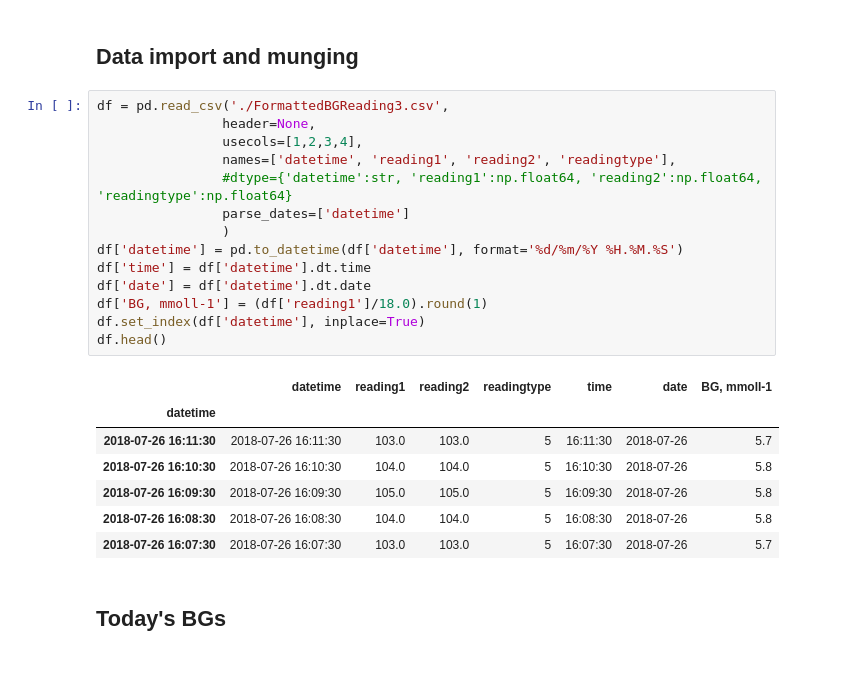
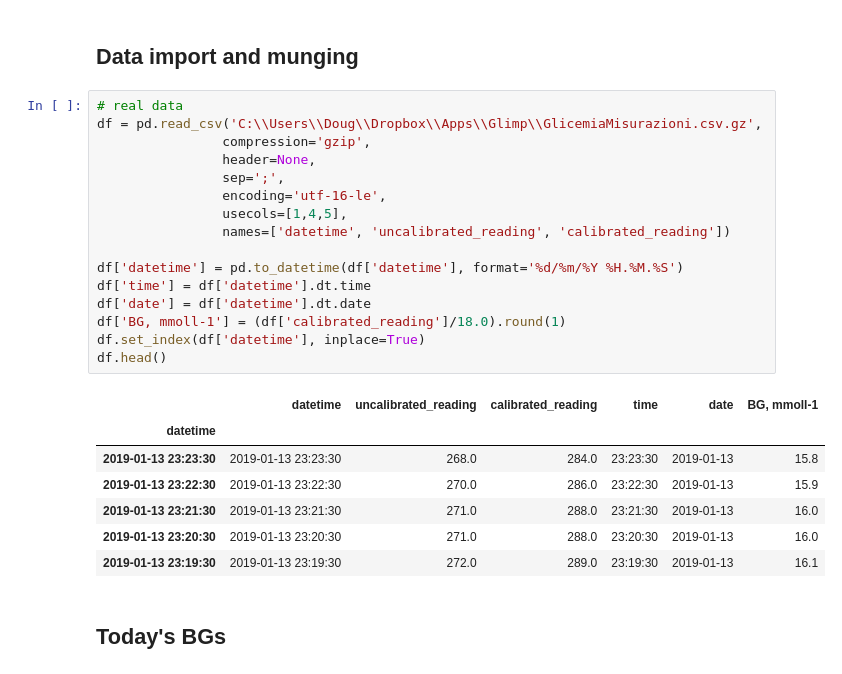
Before and after one commit to dougkelly88/blood-sugar-visualisation, a Jupyter notebook: BG visualisation.ipynb, the cells around one changed output. Cells and saved outputs as stored; diff of their text form.

Commit message:
Update to read from Glimp/Dropbox .csv.gz file, to use Python3.x, and to pass objects defining target times and blood glucose values

```diff
--- a/BG visualisation.ipynb
+++ b/BG visualisation.ipynb
@@ -15,27 +15,29 @@ plt.rcParams['figure.figsize'] = [10, 10]
 # %% [markdown]
 ## Data import and munging
 # %%
-df = pd.read_csv('./FormattedBGReading3.csv',
+# real data
+df = pd.read_csv('C:\\Users\\Doug\\Dropbox\\Apps\\Glimp\\GlicemiaMisurazioni.csv.gz',
+                compression='gzip',
                 header=None,
-                usecols=[1,2,3,4],
-                names=['datetime', 'reading1', 'reading2', 'readingtype'],
-                #dtype={'datetime':str, 'reading1':np.float64, 'reading2':np.float64, 'readingtype':np.float64}
-                parse_dates=['datetime']
-                )
+                sep=';',
+                encoding='utf-16-le',
+                usecols=[1,4,5],
+                names=['datetime', 'uncalibrated_reading', 'calibrated_reading'])
+
 df['datetime'] = pd.to_datetime(df['datetime'], format='%d/%m/%Y %H.%M.%S')
 df['time'] = df['datetime'].dt.time
 df['date'] = df['datetime'].dt.date
-df['BG, mmoll-1'] = (df['reading1']/18.0).round(1)
+df['BG, mmoll-1'] = (df['calibrated_reading']/18.0).round(1)
 df.set_index(df['datetime'], inplace=True)
 df.head()
 # %% [output]
-|  | datetime | reading1 | reading2 | readingtype | time | date | BG, mmoll-1 |
-| datetime |  |  |  |  |  |  |  |
-| 2018-07-26 16:11:30 | 2018-07-26 16:11:30 | 103.0 | 103.0 | 5 | 16:11:30 | 2018-07-26 | 5.7 |
-| 2018-07-26 16:10:30 | 2018-07-26 16:10:30 | 104.0 | 104.0 | 5 | 16:10:30 | 2018-07-26 | 5.8 |
-| 2018-07-26 16:09:30 | 2018-07-26 16:09:30 | 105.0 | 105.0 | 5 | 16:09:30 | 2018-07-26 | 5.8 |
-| 2018-07-26 16:08:30 | 2018-07-26 16:08:30 | 104.0 | 104.0 | 5 | 16:08:30 | 2018-07-26 | 5.8 |
-| 2018-07-26 16:07:30 | 2018-07-26 16:07:30 | 103.0 | 103.0 | 5 | 16:07:30 | 2018-07-26 | 5.7 |
+|  | datetime | uncalibrated_reading | calibrated_reading | time | date | BG, mmoll-1 |
+| datetime |  |  |  |  |  |  |
+| 2019-01-13 23:23:30 | 2019-01-13 23:23:30 | 268.0 | 284.0 | 23:23:30 | 2019-01-13 | 15.8 |
+| 2019-01-13 23:22:30 | 2019-01-13 23:22:30 | 270.0 | 286.0 | 23:22:30 | 2019-01-13 | 15.9 |
+| 2019-01-13 23:21:30 | 2019-01-13 23:21:30 | 271.0 | 288.0 | 23:21:30 | 2019-01-13 | 16.0 |
+| 2019-01-13 23:20:30 | 2019-01-13 23:20:30 | 271.0 | 288.0 | 23:20:30 | 2019-01-13 | 16.0 |
+| 2019-01-13 23:19:30 | 2019-01-13 23:19:30 | 272.0 | 289.0 | 23:19:30 | 2019-01-13 | 16.1 |
 # %% [markdown]
 ## Today's BGs
 # %%
```
Also changed, not shown: parts of 9 cells of this notebook, 1 other file.
